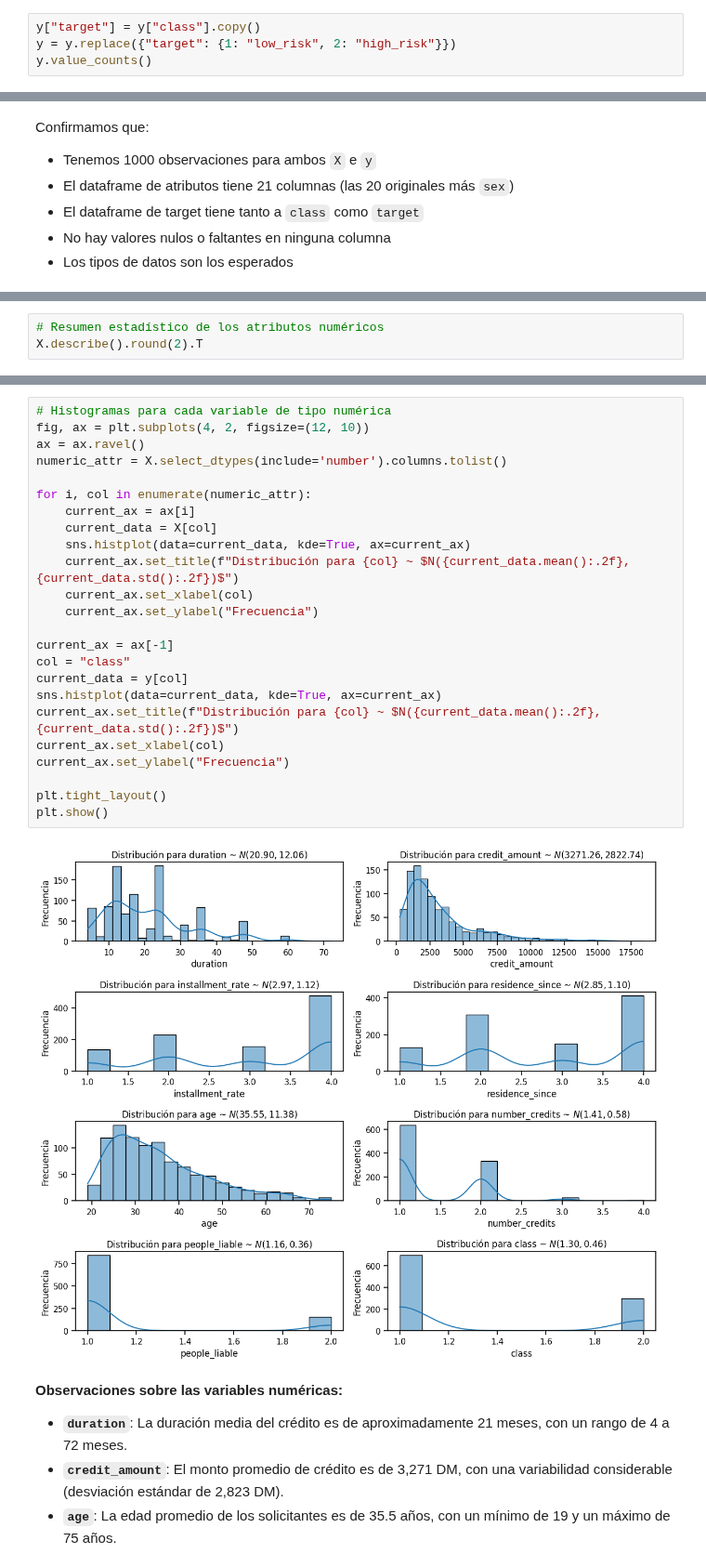
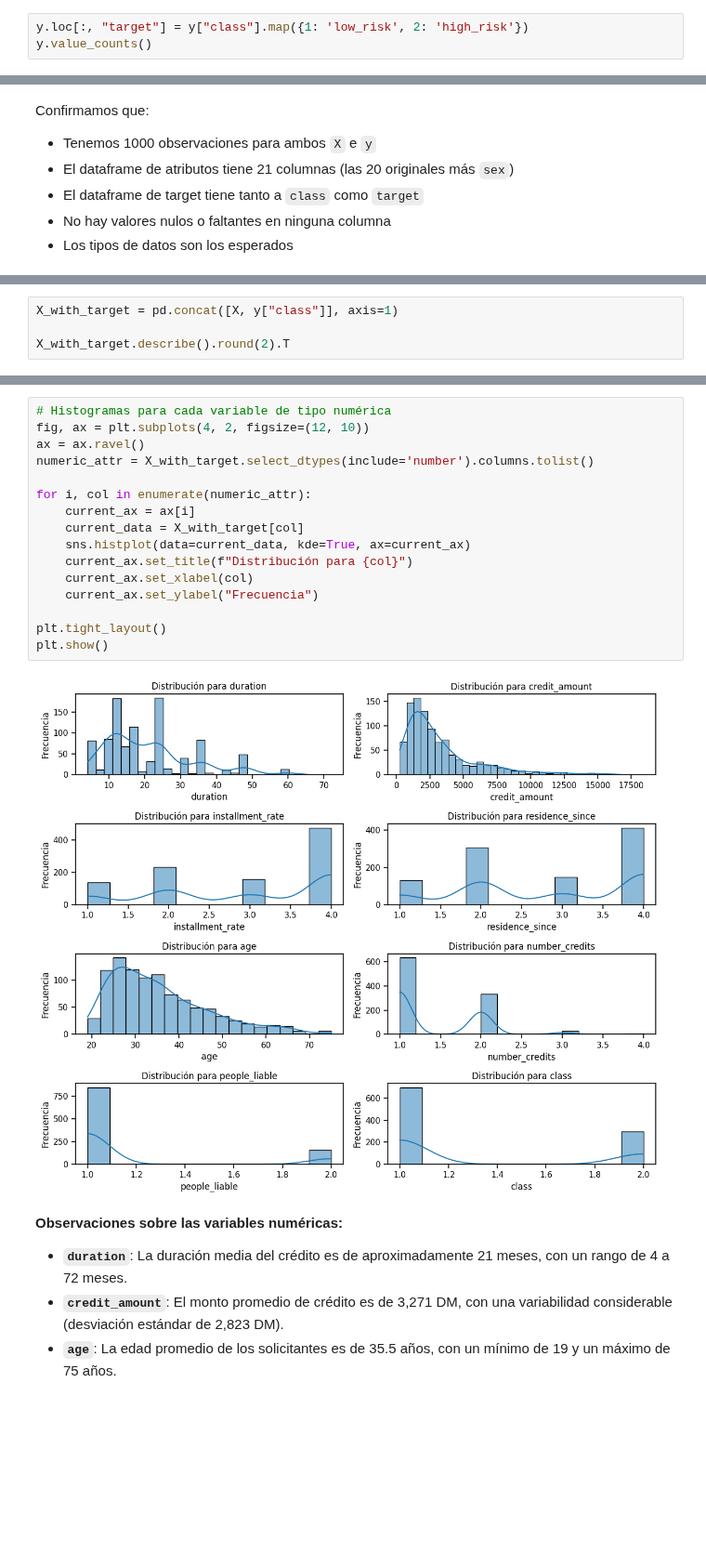
Before and after one commit to Gerardo1909/tpfinal_equidad, a Jupyter notebook: tp_final_fairness_ML/notebooks/main.ipynb, the cells around one changed output, grey strips where cells are left out. Shown at 93% size. Drawn from its saved outputs; the diff is of its cells as text; blank space fills up the shorter version.

```diff
--- a/tp_final_fairness_ML/notebooks/main.ipynb
+++ b/tp_final_fairness_ML/notebooks/main.ipynb
@@ -376,6 +375,5 @@ La variable objetivo `class` actualmente está codificada como $1$ (bajo riesgo)
 # %%
-y["target"] = y["class"].copy()
-y = y.replace({"target": {1: "low_risk", 2: "high_risk"}})
+y.loc[:, "target"] = y["class"].map({1: 'low_risk', 2: 'high_risk'})
 y.value_counts()
 # %% [output]
 A value is trying to be set on a copy of a slice from a DataFrame.
@@ -440,6 +445,7 @@ Confirmamos que:
 # %%
-# Resumen estadístico de los atributos numéricos
-X.describe().round(2).T
+X_with_target = pd.concat([X, y["class"]], axis=1)
+
+X_with_target.describe().round(2).T
 # %% [output]
 |  | count | mean | std | min | 25% | 50% | 75% | max |
 | duration | 1000.0 | 20.90 | 12.06 | 4.0 | 12.0 | 18.0 | 24.00 | 72.0 |
@@ -452,29 +461,21 @@ X.describe().round(2).T
 # %%
 # Histogramas para cada variable de tipo numérica
 fig, ax = plt.subplots(4, 2, figsize=(12, 10))
 ax = ax.ravel()
-numeric_attr = X.select_dtypes(include='number').columns.tolist()
+numeric_attr = X_with_target.select_dtypes(include='number').columns.tolist()
 
 for i, col in enumerate(numeric_attr):
     current_ax = ax[i]
-    current_data = X[col]
+    current_data = X_with_target[col]
     sns.histplot(data=current_data, kde=True, ax=current_ax)
-    current_ax.set_title(f"Distribución para {col} ~ $N({current_data.mean():.2f}, {current_data.std():.2f})$")
+    current_ax.set_title(f"Distribución para {col}")
     current_ax.set_xlabel(col)
     current_ax.set_ylabel("Frecuencia")
 
-current_ax = ax[-1]
-col = "class"
-current_data = y[col]
-sns.histplot(data=current_data, kde=True, ax=current_ax)
-current_ax.set_title(f"Distribución para {col} ~ $N({current_data.mean():.2f}, {current_data.std():.2f})$")
-current_ax.set_xlabel(col)
-current_ax.set_ylabel("Frecuencia")
-
 plt.tight_layout()
 plt.show()
 # %% [output]
-[figure, old version]
+[figure, new version]
 # %% [markdown]
 **Observaciones sobre las variables numéricas:**
 
```
Also changed, not shown: parts of 102 cells of this notebook, 2 other files.
